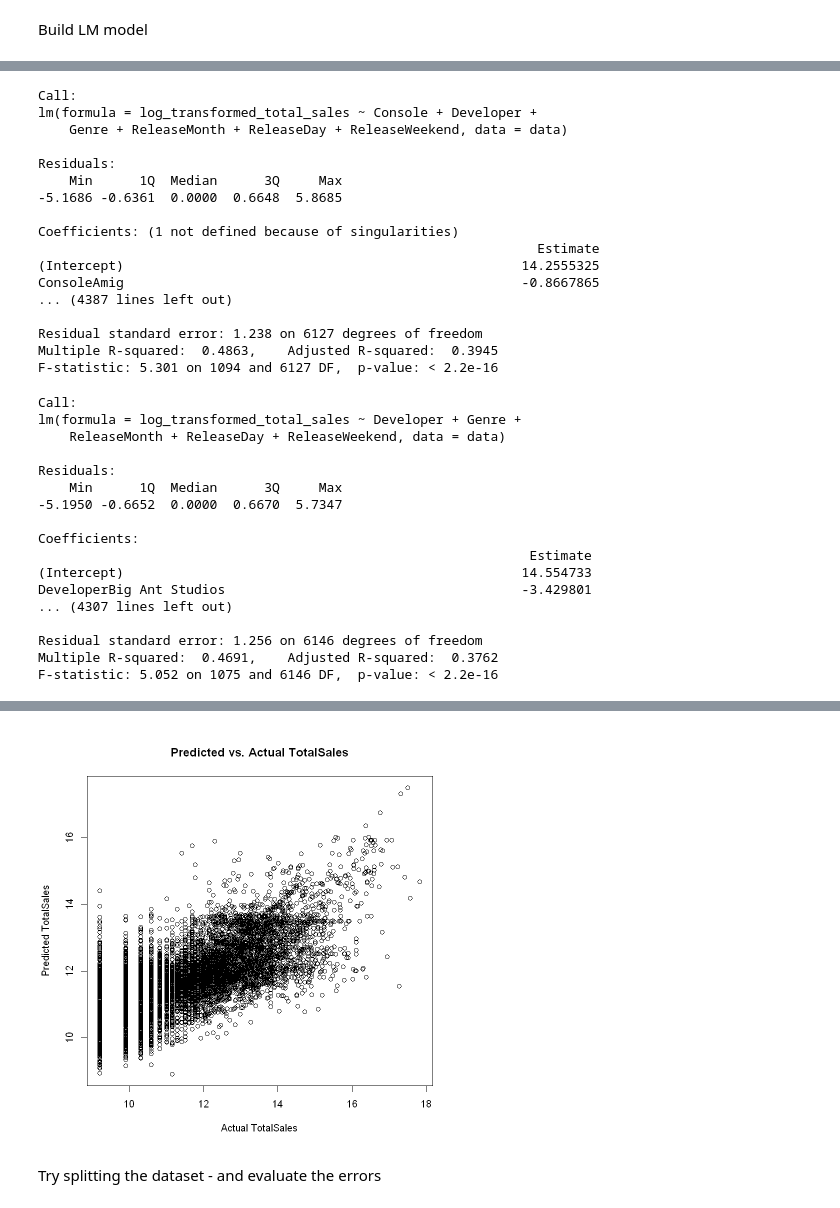
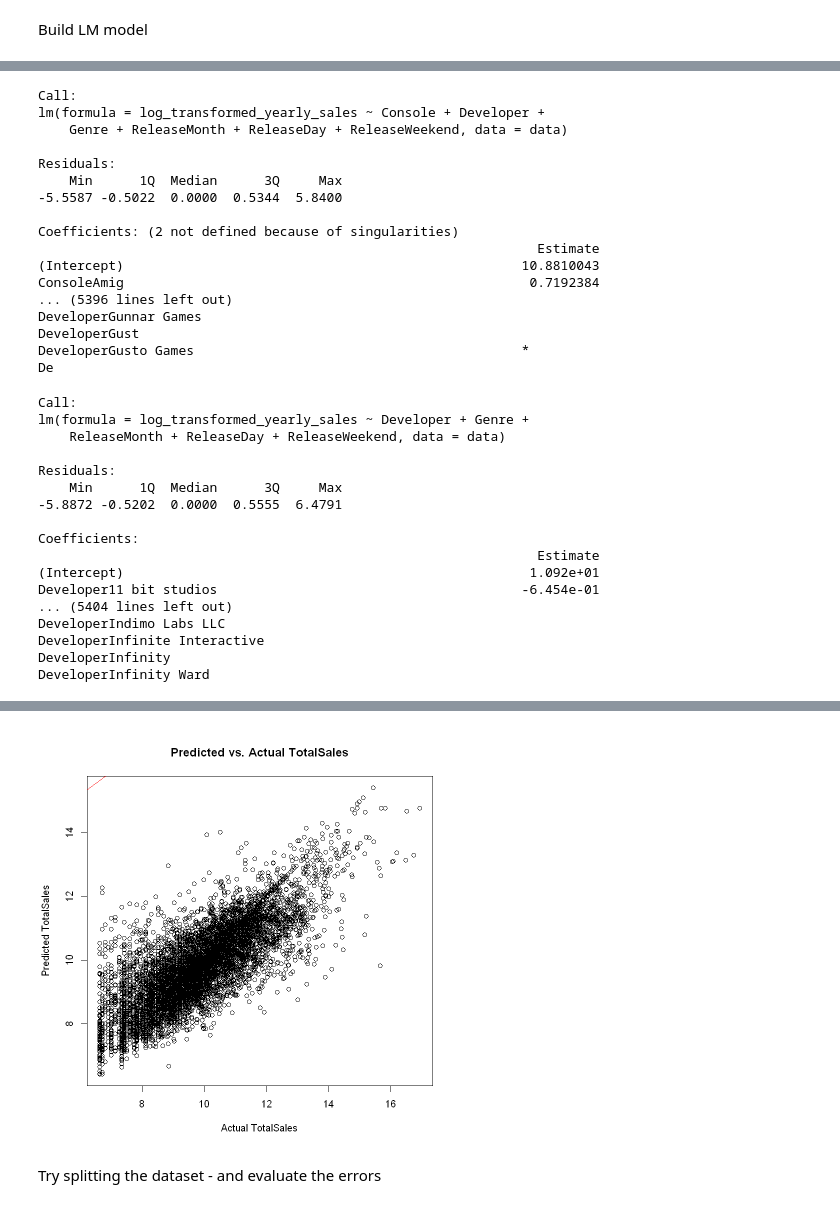
Before and after one commit to wd686/EBAC, a Jupyter notebook: dataProcessing/revenuePredictor.ipynb, the cells around one changed output, grey strips where cells are left out. Drawn from its saved outputs; the diff is of its cells as text; code cells hidden in the pictures.

```diff
--- a/dataProcessing/revenuePredictor.ipynb
+++ b/dataProcessing/revenuePredictor.ipynb
@@ -258,7 +292,7 @@ sapply(data, function(x) n_distinct(x))
 data$Developer <- gsub("-", "_", data$Developer)
 # %%
 # Perform one-way ANOVA to identify significant publishers
-anova.result_Developer = aov(TotalSales ~ Developer,data=data)
+anova.result_Developer = aov(YearlySales ~ Developer,data=data)
 summary(anova.result_Developer)
 
 # p-value is less than 0.05, reject the null hypothesis - Developer has an impact on the revenue
@@ -389,12 +424,0 @@ ggplot(data, aes(x = data$TotalSales)) +
-# %%
-# Right-skewed : to transform y using log
-
-# Apply a log transformation to the 'y' variable
-data$log_transformed_total_sales <- log(data$TotalSales)
-
-# Check the histogram of the log-transformed 'y' variable
-hist(data$log_transformed_total_sales, main = "Log-Transformed Distribution")
-
-# Check the Q-Q plot to assess normality
-qqnorm(data$log_transformed_total_sales)
-qqline(data$log_transformed_total_sales)
@@ -403,0 +425,6 @@ qqline(data$log_transformed_total_sales)
+# %%
+# Right-skewed: transform 'YearlySales' using log
+data$log_transformed_yearly_sales <- log(data$YearlySales)
+
+# Filter out infinite and missing values from the log-transformed variable
+data <- data[is.finite(data$log_transformed_yearly_sales), ]
@@ -534,24 +616,24 @@ F-statistic: 13.32 on 355 and 6866 DF,  p-value: < 2.2e-16
 ########################################################
 # Build LM model
 
-lm_model5 = lm(log_transformed_total_sales ~ Console + Developer + Genre + ReleaseMonth + ReleaseDay + ReleaseWeekend, data = data)
+lm_model5 = lm(log_transformed_yearly_sales~ Console + Developer + Genre + ReleaseMonth + ReleaseDay + ReleaseWeekend, data = data)
 summary(lm_model5)
 # %% [output]
 Call:
-lm(formula = log_transformed_total_sales ~ Console + Developer +
+lm(formula = log_transformed_yearly_sales ~ Console + Developer +
     Genre + ReleaseMonth + ReleaseDay + ReleaseWeekend, data = data)
 
 Residuals:
     Min      1Q  Median      3Q     Max
--5.1686 -0.6361  0.0000  0.6648  5.8685
+-5.5587 -0.5022  0.0000  0.5344  5.8400
 
-Coefficients: (1 not defined because of singularities)
+Coefficients: (2 not defined because of singularities)
                                                                 Estimate
-(Intercept)                                                   14.2555325
-ConsoleAmig                                                   -0.8667865
-... (4387 lines left out)
-
-Residual standard error: 1.238 on 6127 degrees of freedom
-Multiple R-squared:  0.4863,    Adjusted R-squared:  0.3945
-F-statistic: 5.301 on 1094 and 6127 DF,  p-value: < 2.2e-16
+(Intercept)                                                   10.8810043
+ConsoleAmig                                                    0.7192384
+... (5396 lines left out)
+DeveloperGunnar Games
+DeveloperGust
+DeveloperGusto Games                                          *
+De
 # %%
@@ -561,24 +643,24 @@ F-statistic: 5.301 on 1094 and 6127 DF,  p-value: < 2.2e-16
 ########################################################
 # Build LM model
 
-lm_model6 = lm(log_transformed_total_sales ~ Developer + Genre + ReleaseMonth + ReleaseDay + ReleaseWeekend, data = data)
+lm_model6 = lm(log_transformed_yearly_sales ~ Developer + Genre + ReleaseMonth + ReleaseDay + ReleaseWeekend, data = data)
 summary(lm_model6)
 # %% [output]
 Call:
-lm(formula = log_transformed_total_sales ~ Developer + Genre +
+lm(formula = log_transformed_yearly_sales ~ Developer + Genre +
     ReleaseMonth + ReleaseDay + ReleaseWeekend, data = data)
 
 Residuals:
     Min      1Q  Median      3Q     Max
--5.1950 -0.6652  0.0000  0.6670  5.7347
+-5.8872 -0.5202  0.0000  0.5555  6.4791
 
 Coefficients:
-                                                               Estimate
-(Intercept)                                                   14.554733
-DeveloperBig Ant Studios                                      -3.429801
-... (4307 lines left out)
-
-Residual standard error: 1.256 on 6146 degrees of freedom
-Multiple R-squared:  0.4691,    Adjusted R-squared:  0.3762
-F-statistic: 5.052 on 1075 and 6146 DF,  p-value: < 2.2e-16
+                                                                Estimate
+(Intercept)                                                    1.092e+01
+Developer11 bit studios                                       -6.454e-01
+... (5404 lines left out)
+DeveloperIndimo Labs LLC
+DeveloperInfinite Interactive
+DeveloperInfinity
+DeveloperInfinity Ward
 # %%
@@ -587,11 +668,12 @@ F-statistic: 5.052 on 1075 and 6146 DF,  p-value: < 2.2e-16
 # %%
+# Model 5 has highest R2 and adjusted R2 score among all the models
 # Make predictions using the lm model
-predicted_values <- predict(lm_model6, data)
+predicted_values <- predict(lm_model5, data)
 
 # Create a scatterplot to compare predicted vs actual TotalSales
-plot(data$log_transformed_total_sales, predicted_values, main = "Predicted vs. Actual TotalSales",
+plot(data$log_transformed_yearly_sales, predicted_values, main = "Predicted vs. Actual TotalSales",
      xlab = "Actual TotalSales", ylab = "Predicted TotalSales")
 
 # Add the fitted line from the lm model
-abline(lm_model6, col = "red")
+abline(lm_model5, col = "red")
 # %% [output]
@@ -600,4 +684,4 @@ Warning message in abline(lm_model6, col = "red"):
-[figure, old version]
+[figure, new version]
 # %% [markdown]
 Try splitting the dataset - and evaluate the errors
 # %%
```
Also changed, not shown: parts of 75 cells of this notebook.
